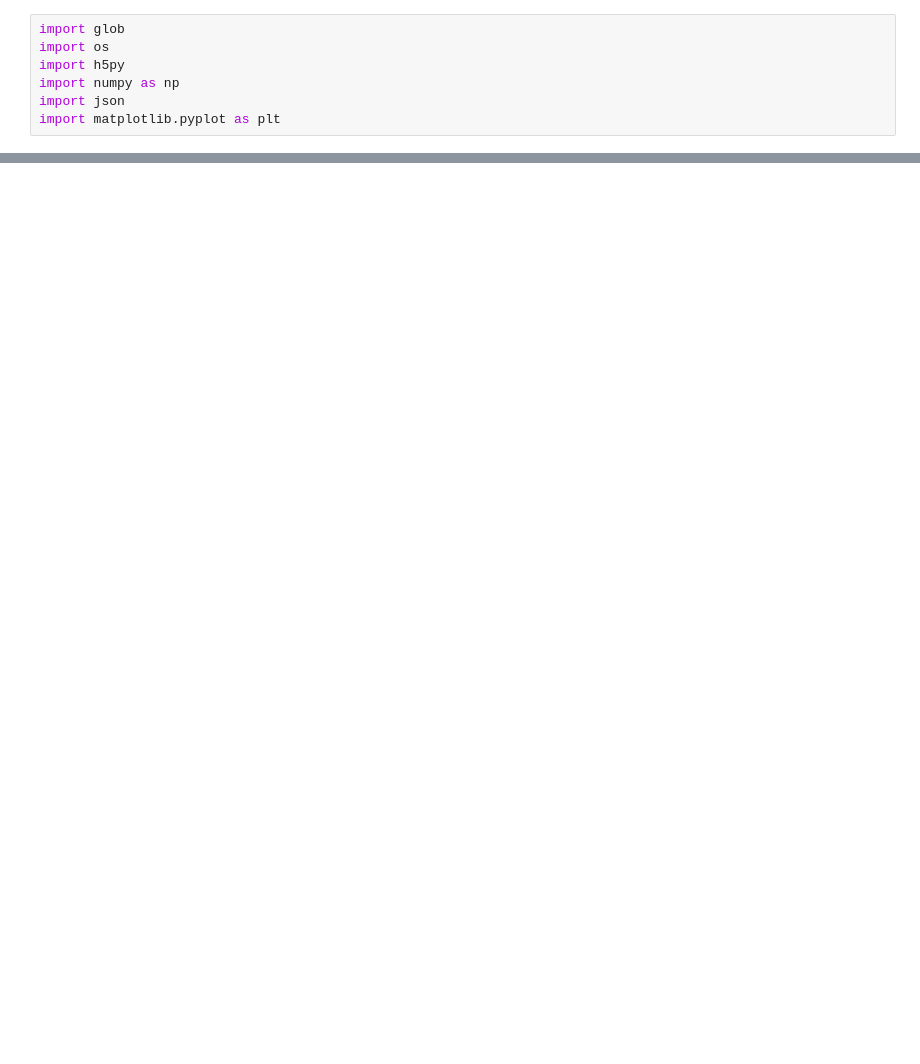
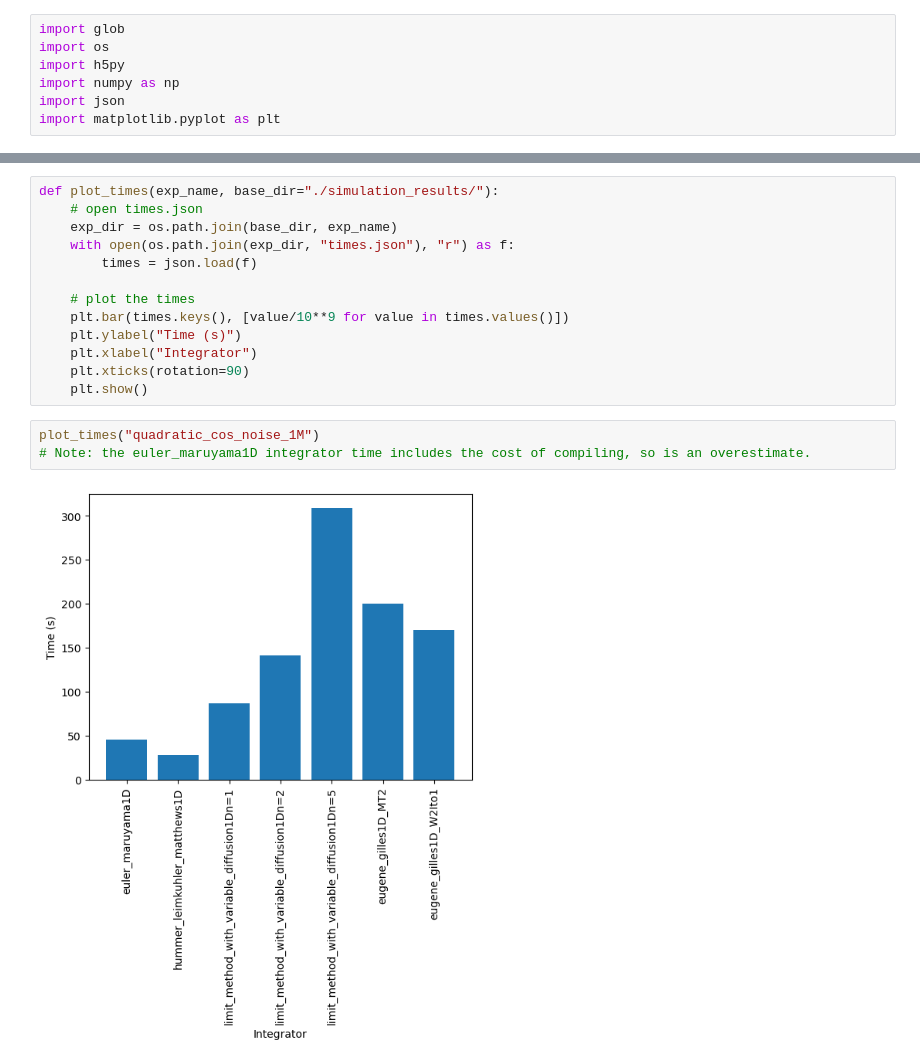
Before and after one commit to dominicp6/Integrators_for_Multiplicative_Noise, a Jupyter notebook: plotting.ipynb, the cells around one changed output, grey strips where cells are left out. Drawn from its saved outputs; the diff is of its cells as text; blank space fills up the shorter version.

```diff
--- a/plotting.ipynb
+++ b/plotting.ipynb
@@ -41,0 +50,18 @@ plot_experiments("eugen_gilles_cos_LMVD_1D_100K")
+# %%
+def plot_times(exp_name, base_dir="./simulation_results/"):
+    # open times.json
+    exp_dir = os.path.join(base_dir, exp_name)
+    with open(os.path.join(exp_dir, "times.json"), "r") as f:
+        times = json.load(f)
+
+    # plot the times
+    plt.bar(times.keys(), [value/10**9 for value in times.values()])
+    plt.ylabel("Time (s)")
+    plt.xlabel("Integrator")
+    plt.xticks(rotation=90)
+    plt.show()
+# %%
+plot_times("quadratic_cos_noise_1M")
+# Note: the euler_maruyama1D integrator time includes the cost of compiling, so is an overestimate.
+# %% [output]
+[figure, added]
```
Also changed, not shown: parts of 2 cells of this notebook, 5 other files.
